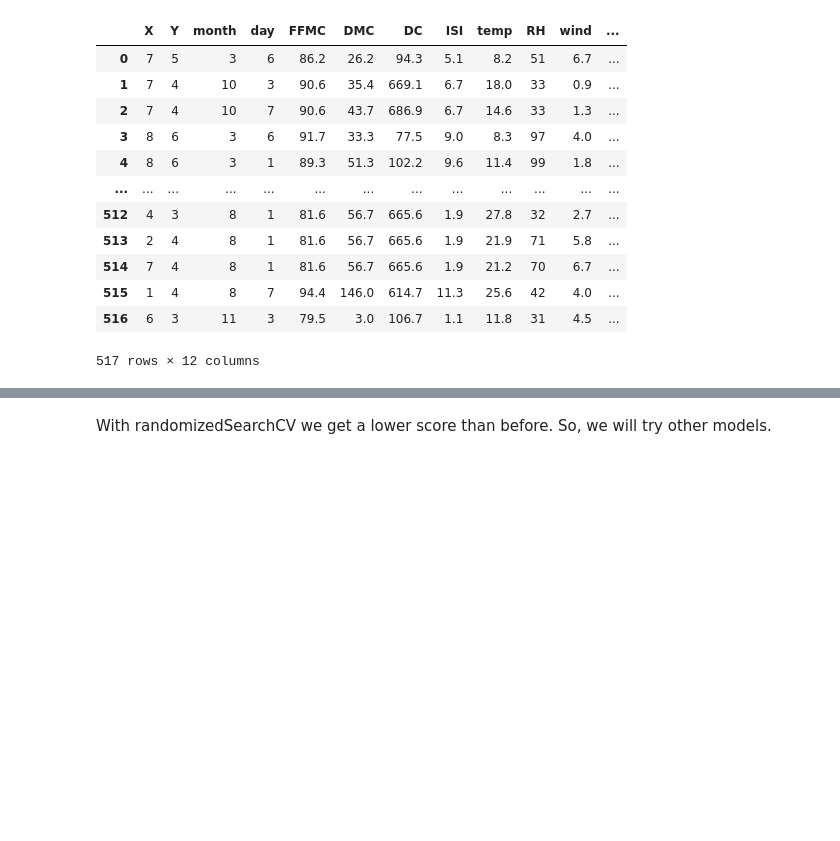
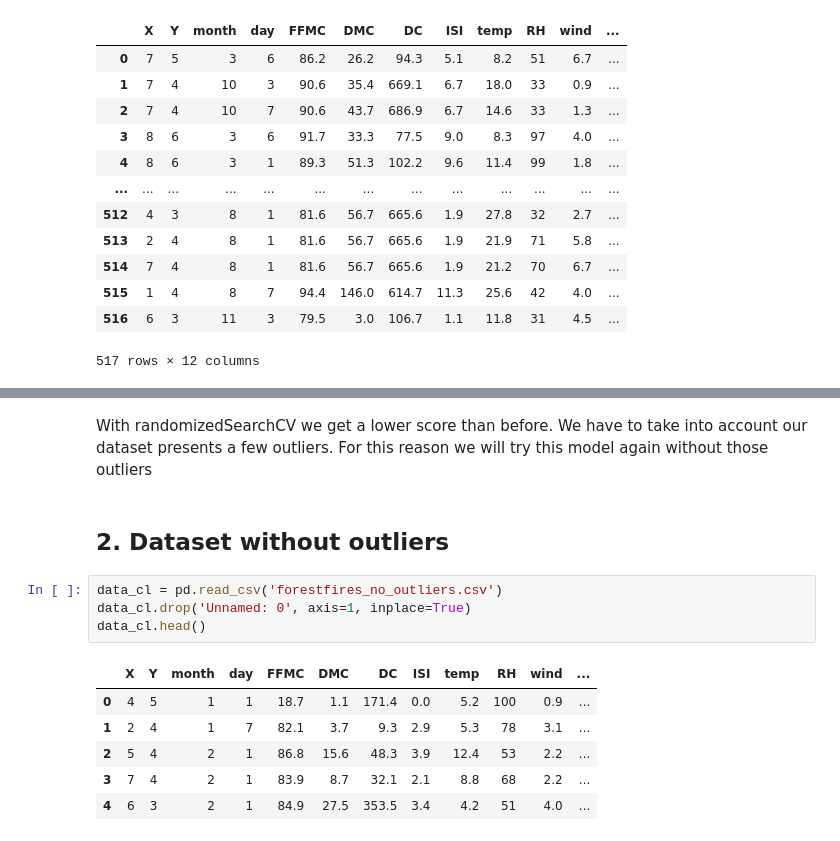
Before and after one commit to Manuel-mane/Forest_fire, a Jupyter notebook: regression_prediction_of_forest_fire_using_random_forest.ipynb, the cells around one changed output, grey strips where cells are left out. Drawn from its saved outputs; the diff is of its cells as text; blank space fills up the shorter version.

```diff
--- a/regression_prediction_of_forest_fire_using_random_forest.ipynb
+++ b/regression_prediction_of_forest_fire_using_random_forest.ipynb
@@ -355,2 +321,15 @@ r2_score(y_test, pred)
 # %% [markdown]
-With randomizedSearchCV we get a lower score than before. So, we will try other models.
+With randomizedSearchCV we get a lower score than before. We have to take into account our dataset presents a few outliers. For this reason we will try this model again without those outliers
+# %% [markdown]
+## 2. Dataset without outliers
+# %%
+data_cl = pd.read_csv('forestfires_no_outliers.csv')
+data_cl.drop('Unnamed: 0', axis=1, inplace=True)
+data_cl.head()
+# %% [output]
+|  | X | Y | month | day | FFMC | DMC | DC | ISI | temp | RH | wind | ... |
+| 0 | 4 | 5 | 1 | 1 | 18.7 | 1.1 | 171.4 | 0.0 | 5.2 | 100 | 0.9 | ... |
+| 1 | 2 | 4 | 1 | 7 | 82.1 | 3.7 | 9.3 | 2.9 | 5.3 | 78 | 3.1 | ... |
+| 2 | 5 | 4 | 2 | 1 | 86.8 | 15.6 | 48.3 | 3.9 | 12.4 | 53 | 2.2 | ... |
+| 3 | 7 | 4 | 2 | 1 | 83.9 | 8.7 | 32.1 | 2.1 | 8.8 | 68 | 2.2 | ... |
+| 4 | 6 | 3 | 2 | 1 | 84.9 | 27.5 | 353.5 | 3.4 | 4.2 | 51 | 4.0 | ... |
```
Also changed, not shown: parts of 24 cells of this notebook, 1 other file.
